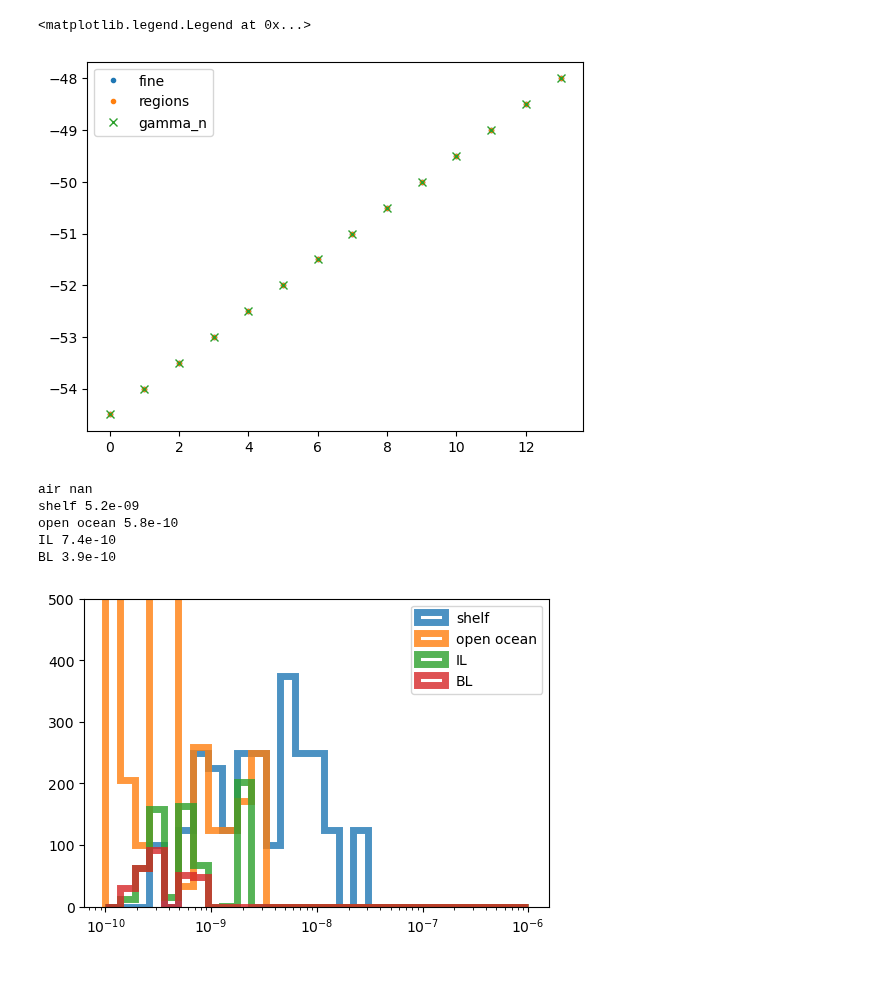
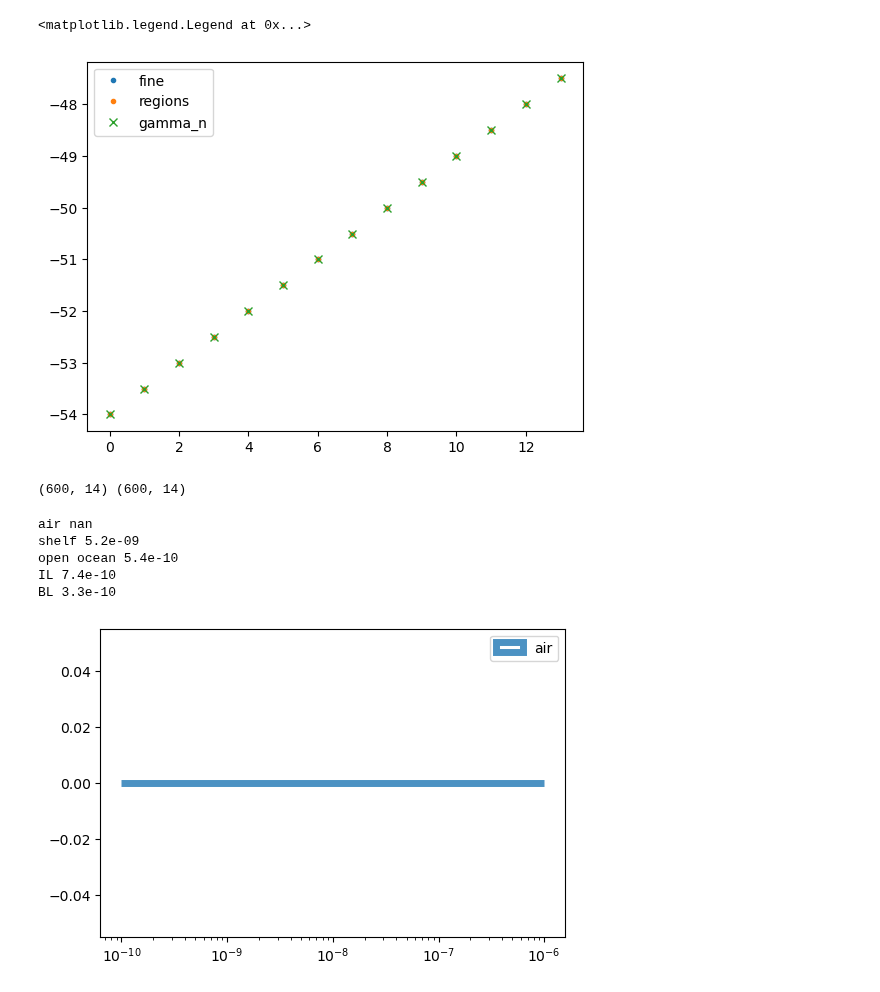
Before and after one commit to opinner/Pinner_et_al_2024, a Jupyter notebook: scripts/finestructure/regional_average.ipynb, the cells around one changed output. Drawn from its saved outputs; the diff is of its cells as text; code cells hidden in the pictures.

```diff
--- a/scripts/finestructure/regional_average.ipynb
+++ b/scripts/finestructure/regional_average.ipynb
@@ -10,31 +10,3 @@ binned_neutral_density.columns = binned_neutral_density.columns.astype("float")
 binned_thorpe_eps = pd.read_csv("../../derived_data/binned_thorpe_dissipation.csv", index_col = 0)
 binned_thorpe_eps.columns = binned_neutral_density.columns.astype("float") #convert column names from strings to floats
 #binned_thorpe_eps
-# %%
-regions_key = {"air":-1, "shelf": 0, "open ocean": 1, "IL":2, "BL":3}
-binned_regions = binned_neutral_density.where(cond=binned_neutral_density<28.40, other = regions_key["IL"] )
-bottom_density = binned_neutral_density.iloc[0]
-grav_curr_bottom_density = bottom_density.where(cond=bottom_density>28.40, other=np.nan)
-binned_regions = binned_regions.where(cond=(grav_curr_bottom_density - binned_neutral_density)>0.01, other = regions_key["BL"] )
-binned_regions = binned_regions.where(cond=binned_neutral_density > 28.40, other = regions_key["open ocean"] )
-# Define the condition for the column names
-condition = lambda col_name: col_name > -52
-# Create the mask
-mask = pd.DataFrame(
-    {col: condition(col) for col in binned_regions.columns},  # Check condition on column names
-    index=binned_regions.index                                 # Retain the same index
-)
-binned_regions = binned_regions.where(cond=mask, other = regions_key["shelf"])
-binned_regions = binned_regions.where(cond=~binned_neutral_density.isna(), other = regions_key["air"] )
-binned_regions = binned_regions.iloc[0:600]
-levels = np.arange(-1.5,4.5,1)
-plt.pcolormesh(
-    binned_regions.columns,
-    binned_regions.index,
-    binned_regions.values,
-    norm = mcolors.BoundaryNorm(levels, ncolors = 256),
-    cmap = cmocean.cm.rain
-)
-cbar = plt.colorbar(ticks = list(regions_key.values()))
-cbar.set_ticks(ticks =list(regions_key.values()), labels = list(regions_key.keys()))
-cbar.ax.invert_yaxis()
@@ -43,3 +13,5 @@ cbar.ax.invert_yaxis()
 # %%
+binned_regions = pd.read_csv("../../derived_data/gravity_current_regions.csv", index_col = 0)
+binned_regions.columns = binned_regions.columns.astype("float")
 binned_regions.columns
 # %% [output]
@@ -89,5 +63,5 @@ ax.set_ylabel("Meters above Seafloor");
 # %%
-hires_finestructure = binned_finestructure_dissipation.iloc[:6].reindex(index = binned_regions.index, method = "nearest")
+hires_finestructure = binned_finestructure_dissipation.iloc[:6].reindex(index = binned_regions.index, method = "nearest").iloc[0:600]
 # %%
 fig, ax = plt.subplots(ncols = 2, layout = "constrained", sharey = True, sharex = True)
 cmap = cmocean.cm.tempo
@@ -136,30 +110,34 @@ plt.plot(binned_neutral_density.columns,"x", label = "gamma_n")
 plt.legend()
 # %% [output]
 <matplotlib.legend.Legend at 0x...>
-[figure, old version]
+[figure, new version]
+# %%
+print(hires_finestructure.shape,binned_regions.shape)
+# %% [output]
+(600, 14) (600, 14)
 # %%
 hires_finestructure
 assert hires_finestructure.shape == binned_regions.shape
 assert np.all(hires_finestructure.index == binned_regions.index)
 logbins = np.logspace(-10, -6, 30)
 fig, ax = plt.subplots(1, figsize = (6,4))
 for name, number in regions_key.items():
     mean_eps = hires_finestructure[binned_regions == number].mean(axis = None)
     #std_eps = np.nanstd(binned_thorpe_eps[binned_regions == number].values)
     print(name, f"{mean_eps:.1e}") #+- {std_eps:.1e}")
     data = hires_finestructure[binned_regions == number].values.flatten()
     data = data[~np.isnan(data)]
     #print(data)
-    if name == "air": continue
+    if name != "air": continue
     #weights = np.ones_like(data)/float(len(data))
     ax.hist(data, bins = logbins, label = name, alpha = 0.8, histtype = "step", lw = 5)
 plt.xscale('log')
-plt.gca().set_ylim(0,500)
+#plt.gca().set_ylim(0,500)
 plt.legend();
 # %% [output]
 air nan
 shelf 5.2e-09
-open ocean 5.8e-10
+open ocean 5.4e-10
 IL 7.4e-10
-BL 3.9e-10
+BL 3.3e-10
-[figure, old version]
+[figure, new version]
```
Also changed, not shown: parts of 7 cells of this notebook, 12 other files.
